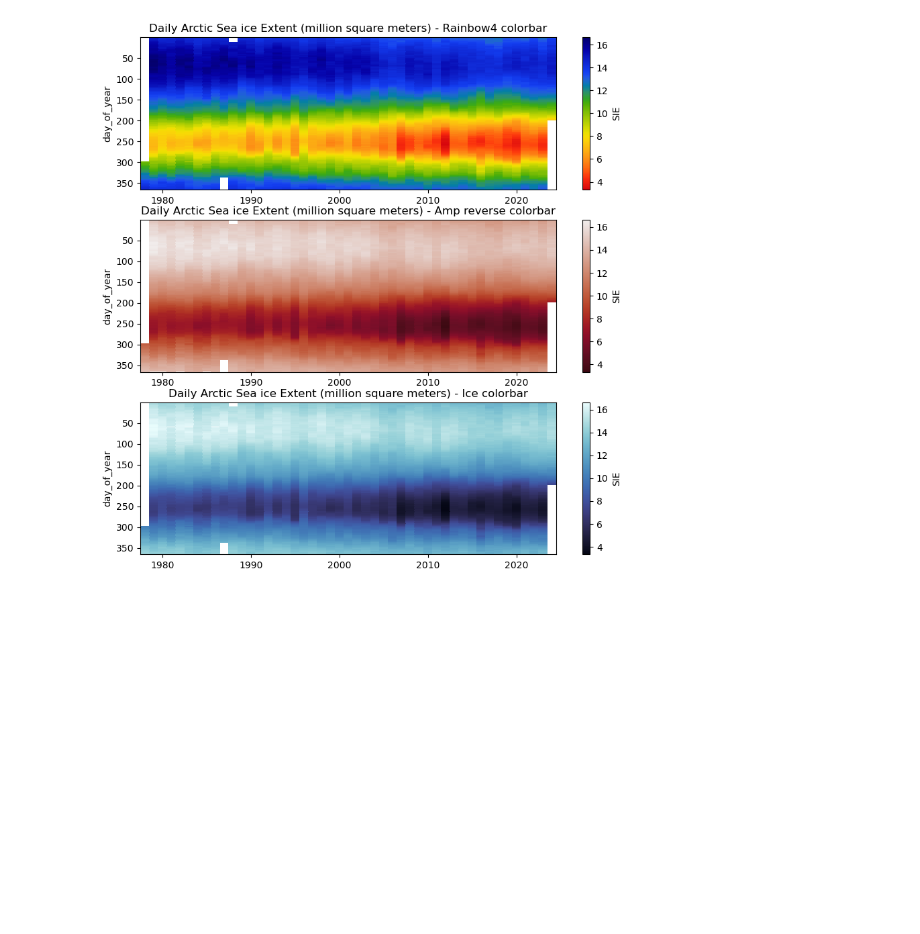
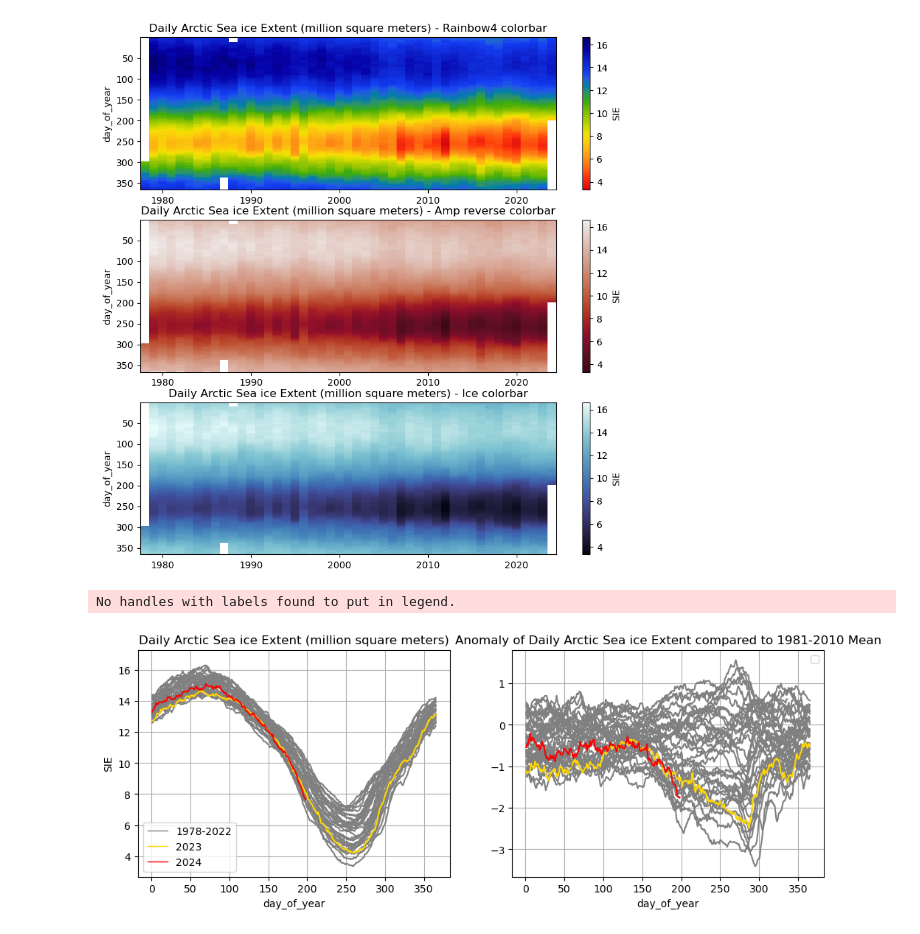
Before and after one commit to EPauthenet/Climate-Vizualisation, a Jupyter notebook: Daily_Antarctic_Sea_Ice/Daily_Arctic_SIE_trend_Copernicus.ipynb, the cells around one changed output. Drawn from its saved outputs; the diff is of its cells as text; code cells hidden in the pictures; blank space fills up the shorter version.

```diff
--- a/Daily_Antarctic_Sea_Ice/Daily_Arctic_SIE_trend_Copernicus.ipynb
+++ b/Daily_Antarctic_Sea_Ice/Daily_Arctic_SIE_trend_Copernicus.ipynb
@@ -66,24 +67,27 @@ plt.savefig('Figure/Arctic_SIE.png')
 # %%
 colors = ['grey', 'gold', 'red']
 lines = [Line2D([0], [0], color=c, linewidth=1, linestyle='-') for c in colors]
 labels = ['1978-2022', '2023', '2024']
 
 fig, axs = plt.subplots(1, 2, figsize=(12, 4))
 # Plotting the SIE data for each year
 ds['SIE'].plot.line(x='day_of_year', color='grey',ax = axs[0])
 ds['SIE'].sel(year = 2023).plot.line(x='day_of_year', color='gold',ax = axs[0])
 ds['SIE'].sel(year = 2024).plot.line(x='day_of_year', color='red',ax = axs[0])
 axs[0].legend(lines, labels)
-axs[0].set_title('Daily Global Sea ice Extent (million square meters)')
+axs[0].set_title('Daily Arctic Sea ice Extent (million square meters)')
 axs[0].grid()
 
 # Plotting the anomaly of SIE compared to the variable 1981-2010_mean
 anomaly = ds['SIE'] - ds['1981-2010_mean']
 anomaly.plot.line(x='day_of_year', ax=axs[1], color='grey')
 anomaly.sel(year = 2023).plot.line(x='day_of_year', color='gold',ax = axs[1])
 anomaly.sel(year = 2024).plot.line(x='day_of_year', color='red',ax = axs[1])
 axs[1].legend()
 axs[1].set_title('Anomaly of Daily Arctic Sea ice Extent compared to 1981-2010 Mean')
 axs[1].grid()
 
 plt.savefig('Figure/Arctic_SIE_line.png')
+# %% [output]
+No handles with labels found to put in legend.
+[figure, added]
```
Also changed, not shown: parts of 1 cell of this notebook, 1 other file.
